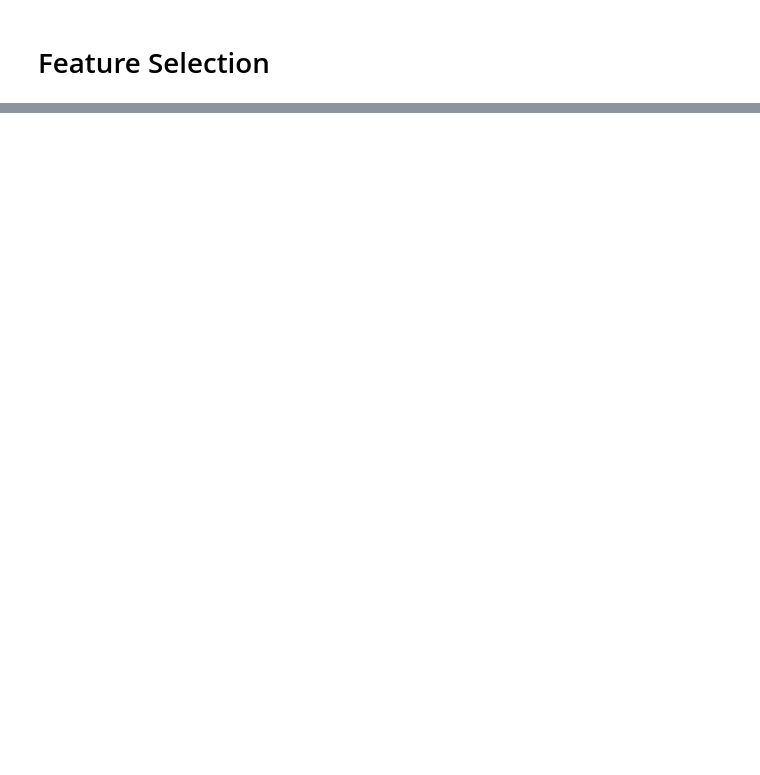
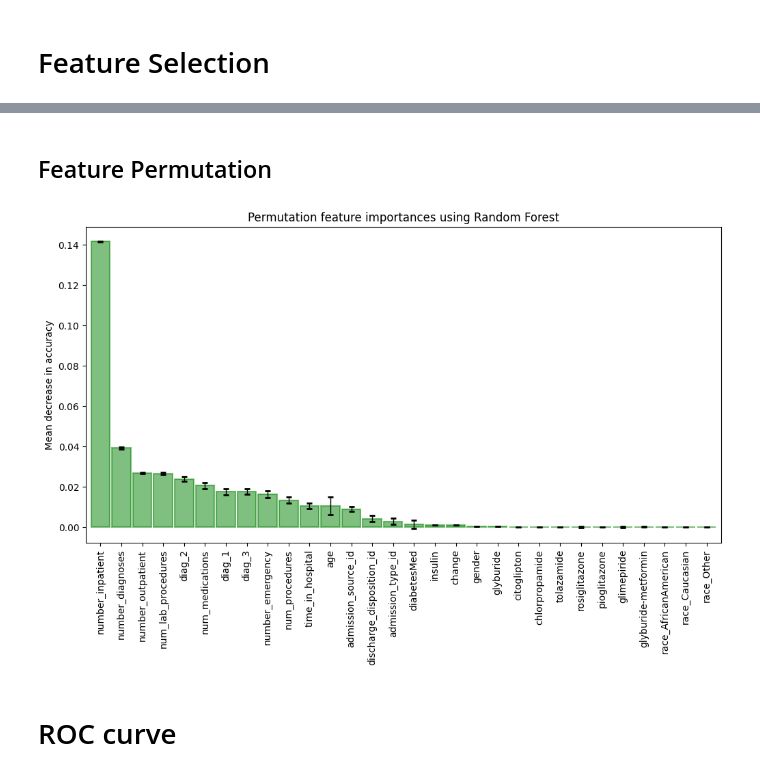
Before and after one commit to Mate1Coll/Diabetes-Classification, a Jupyter notebook: Model.ipynb, the cells around one changed output, grey strips where cells are left out. Drawn from its saved outputs; the diff is of its cells as text; code cells hidden in the pictures; blank space fills up the shorter version.

Commit message:
ROC cuves + Feature selection

```diff
--- a/Model.ipynb
+++ b/Model.ipynb
@@ -74,3 +71,15 @@ class Performance_metrics():
 
         f_measure = 2*self.tp / (2*self.tp + self.fp + self.fn)
         return f_measure
+# %%
+# Import data
+df = pd.read_csv("Preprocessed data/normalized_data.csv", index_col=0)
+
+dFeat_df = df.drop(columns = ["readmitted"])
+dClass_df = df["readmitted"]
+
+dFeat = dFeat_df.to_numpy()
+dClass = dClass_df.to_numpy()
+
+print(dFeat.shape)
+print(dClass.shape)
@@ -78,0 +170,16 @@ class Performance_metrics():
+# %%
+from sklearn.ensemble import RandomForestClassifier
+from sklearn.model_selection import KFold
+
+forest = RandomForestClassifier(n_estimators=1000, random_state=42, criterion='entropy')
+forest.fit(dFeat, dClass)
+importances = forest.feature_importances_
+std = np.std([tree.feature_importances_ for tree in forest.estimators_], axis=0)
+
+forest_importances = pd.DataFrame(importances, index=dFeat_df.columns, columns=["Importance"])
+forest_importances = forest_importances.sort_values(by="Importance", ascending=False)
+
+forest_importances.plot.bar(yerr=std, legend=False, figsize=(12, 6), color='green', alpha=0.5, edgecolor='green', capsize=5, error_kw=dict(lw=1, capsize=3, capthick=2), width=0.9, lw=1.5)
+plt.title("Feature importances using Random Forest")
+plt.xticks(rotation=90)
+plt.ylabel("Mean decrease in impurity")
@@ -78,0 +189,16 @@ class Performance_metrics():
+# %% [markdown]
+## Feature Permutation
+# %%
+from sklearn.inspection import permutation_importance
+
+result = permutation_importance(forest, dFeat, dClass, n_repeats=10, random_state=42)
+forest_permutations = pd.DataFrame(result.importances_mean, index=dFeat_df.columns, columns=["Permutation Importance"])
+forest_permutations = forest_permutations.sort_values(by="Permutation Importance", ascending=False)
+
+forest_permutations.plot.bar(yerr=result.importances_std, legend=False, figsize=(12, 6), color='green', alpha=0.5, edgecolor='green', capsize=5, error_kw=dict(lw=1, capsize=3, capthick=2), width=0.9, lw=1.5)
+plt.title("Permutation feature importances using Random Forest")
+plt.xticks(rotation=90)
+plt.ylabel("Mean decrease in accuracy")
+plt.show()
+# %% [output]
+[figure, added]
@@ -78,0 +209,2 @@ class Performance_metrics():
+# %% [markdown]
+# ROC curve
```
Also changed, not shown: parts of 15 cells of this notebook, 3 other files.
